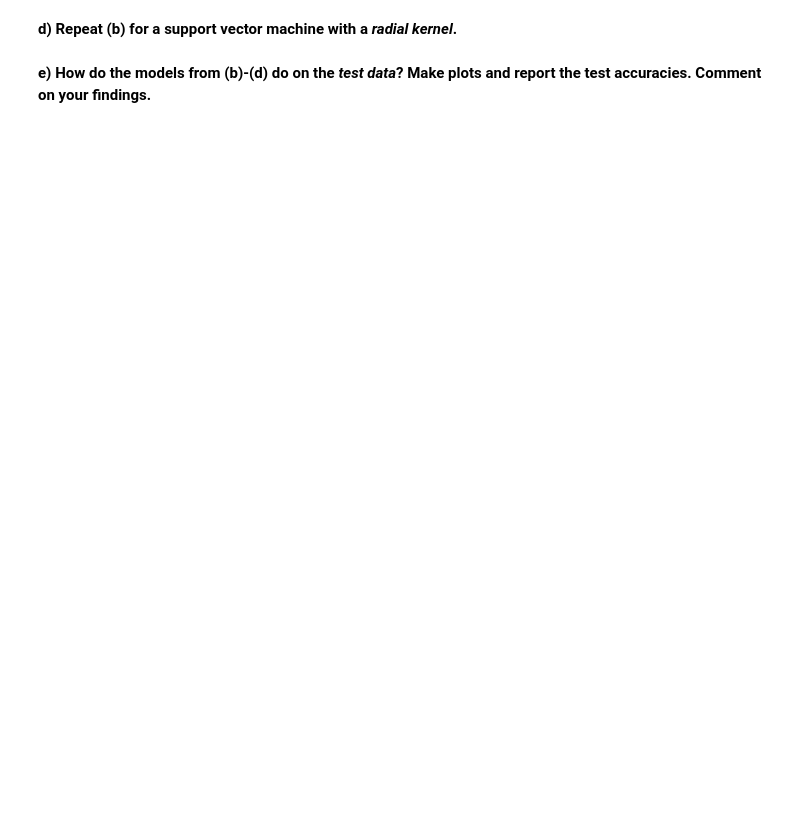
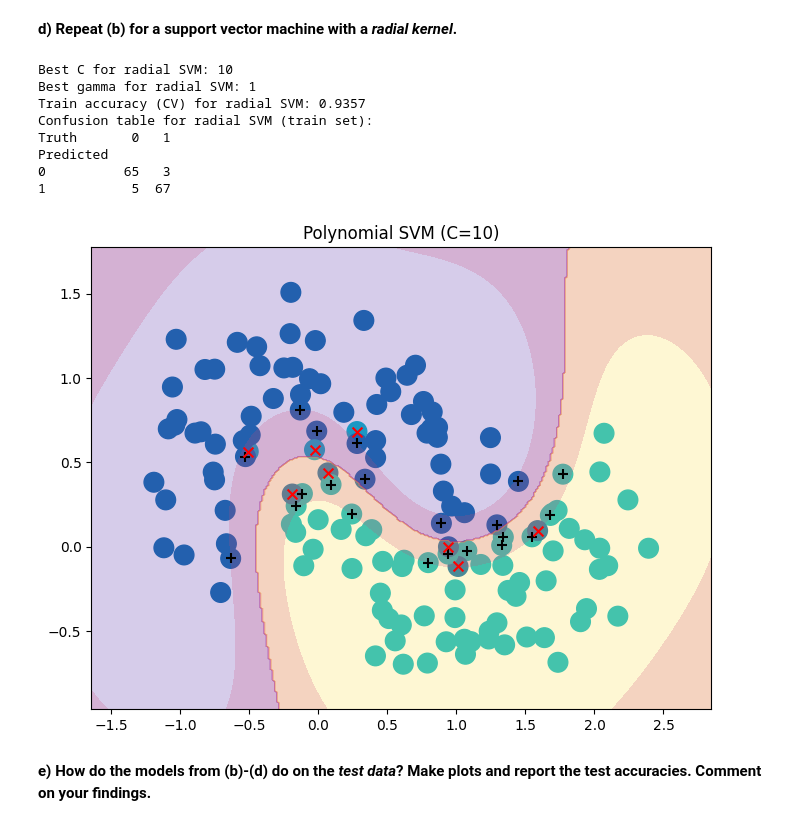
Before and after one commit to WillDBM/DATA-303, a Jupyter notebook: Lab/Armentrout_William_Lab7.ipynb, the cells around one changed output. Drawn from its saved outputs; the diff is of its cells as text; code cells hidden in the pictures; blank space fills up the shorter version.

```diff
--- a/Lab/Armentrout_William_Lab7.ipynb
+++ b/Lab/Armentrout_William_Lab7.ipynb
@@ -37,4 +125,48 @@ X, Y = make_moons(n_samples=200, noise=0.25, random_state=1)
 # %% [markdown]
 **d) Repeat (b) for a support vector machine with a *radial kernel*.**
+# %%
+param_grid_radial = {
+    'C': [0.001, 0.01, 0.1, 1, 10, 100],
+    'gamma': [0.1, 1, 10, 100]
+}
+svm_radial = SVC(kernel='rbf', random_state=1)
+
+grid_radial = skm.GridSearchCV(
+    svm_radial,
+    param_grid_radial,
+    cv=stratified_kfold, # same as before
+    scoring='accuracy',
+    return_train_score=True
+    )
+
+grid_radial.fit(X_train, y_train)
+
+best_radial = grid_radial.best_estimator_
+
+train_accuracy_radial = grid_radial.best_score_
+print(f"Best C for radial SVM: {grid_radial.best_params_['C']}")
+print(f"Best gamma for radial SVM: {grid_radial.best_params_['gamma']}")
+print(f"Train accuracy (CV) for radial SVM: {train_accuracy_radial:.4f}")
+
+y_train_pred_radial = best_radial.predict(X_train)
+
+confusion_train_radial = confusion_table(y_train_pred_radial, y_train)
+print("Confusion table for radial SVM (train set):")
+print(confusion_train_radial)
+
+fig, ax = subplots(figsize=(8,6))
+plot_svm(X_train, y_train, best_radial, ax=ax)
+ax.set_title(f'Polynomial SVM (C={grid_radial.best_params_['C']})')
+plt.show()
+# %% [output]
+Best C for radial SVM: 10
+Best gamma for radial SVM: 1
+Train accuracy (CV) for radial SVM: 0.9357
+Confusion table for radial SVM (train set):
+Truth       0   1
+Predicted
+0          65   3
+1           5  67
+[figure, added]
 # %% [markdown]
 **e) How do the models from (b)-(d) do on the *test data*? Make plots and report the test accuracies. Comment on your findings.**
```
Also changed, not shown: parts of 6 cells of this notebook, 1 other file.
